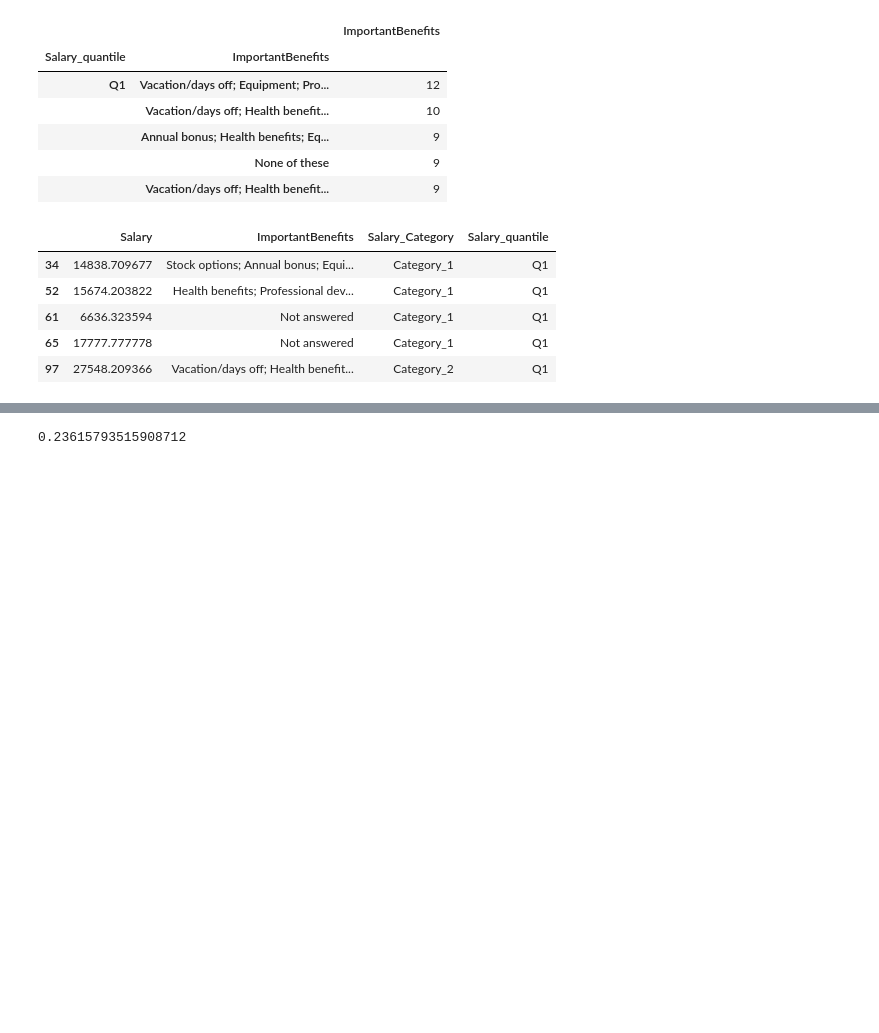
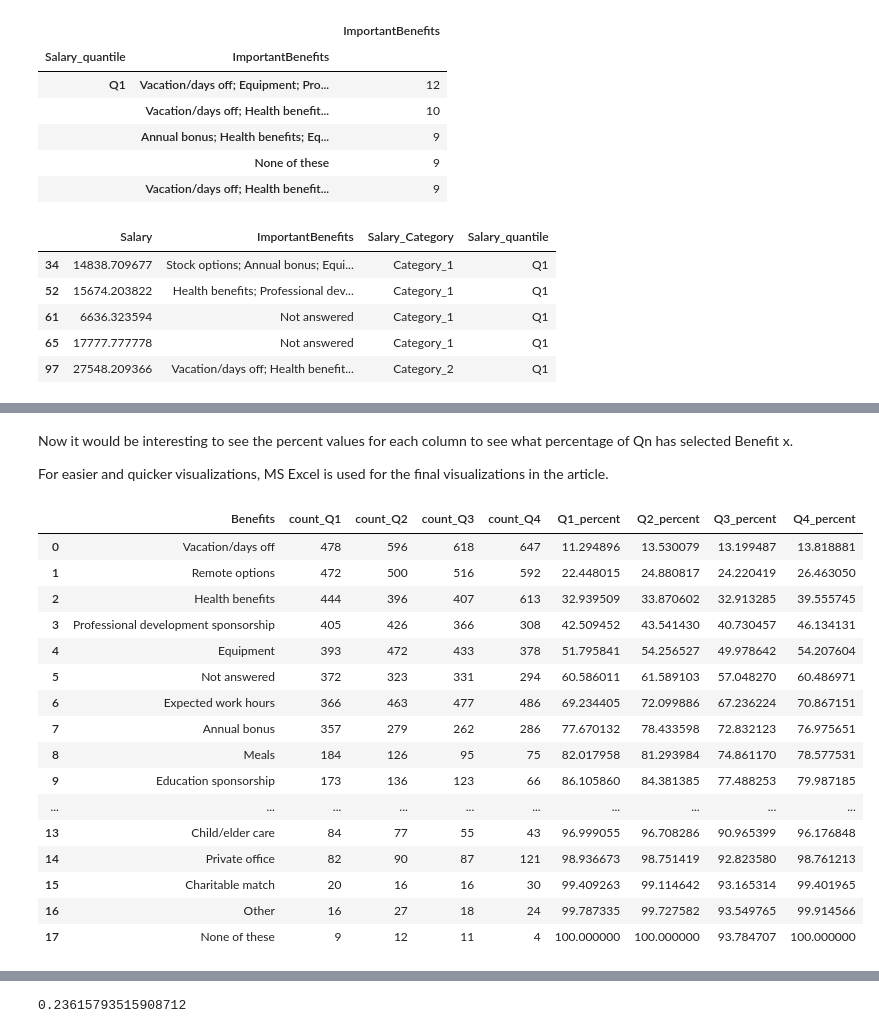
Before and after one commit to nanodegree76/Project-1, a Jupyter notebook: Project 1 - Blog Post.ipynb, the cells around one changed output, grey strips where cells are left out. Drawn from its saved outputs; the diff is of its cells as text; code cells hidden in the pictures; blank space fills up the shorter version.

```diff
--- a/Project 1 - Blog Post.ipynb
+++ b/Project 1 - Blog Post.ipynb
@@ -487,0 +564,6 @@ q4_count
+# %%
+Merge_1 = q1_count.merge(q2_count,on='Benefits', suffixes=("_Q1", "_Q2"))
+Merge_2 = Merge_1.merge(q3_count,on='Benefits', suffixes=("_Q2", "_Q3"))
+Merge_3 = Merge_2.merge(q4_count,on='Benefits', suffixes=("_Q3", "_Q4"))
+
+Merge_3
@@ -487,0 +588,30 @@ q4_count
+# %% [markdown]
+Now it would be interesting to see the percent values for each column to see what percentage of Qn has selected Benefit x.
+
+For easier and quicker visualizations, MS Excel is used for the final visualizations in the article.
+# %%
+# Computing Cumulative Percentage
+Merge_3['Q1_percent'] = 100*(Merge_3.count_Q1.cumsum() / Merge_3.count_Q1.sum())
+Merge_3['Q2_percent'] = 100*(Merge_3.count_Q2.cumsum() / Merge_3.count_Q2.sum())
+Merge_3['Q3_percent'] = 100*(Merge_3.count_Q3.cumsum() / Merge_3.count_Q4.sum())
+Merge_3['Q4_percent'] = 100*(Merge_3.count_Q4.cumsum() / Merge_3.count_Q4.sum())
+
+Merge_3
+# %% [output]
+|  | Benefits | count_Q1 | count_Q2 | count_Q3 | count_Q4 | Q1_percent | Q2_percent | Q3_percent | Q4_percent |
+| 0 | Vacation/days off | 478 | 596 | 618 | 647 | 11.294896 | 13.530079 | 13.199487 | 13.818881 |
+| 1 | Remote options | 472 | 500 | 516 | 592 | 22.448015 | 24.880817 | 24.220419 | 26.463050 |
+| 2 | Health benefits | 444 | 396 | 407 | 613 | 32.939509 | 33.870602 | 32.913285 | 39.555745 |
+| 3 | Professional development sponsorship | 405 | 426 | 366 | 308 | 42.509452 | 43.541430 | 40.730457 | 46.134131 |
+| 4 | Equipment | 393 | 472 | 433 | 378 | 51.795841 | 54.256527 | 49.978642 | 54.207604 |
+| 5 | Not answered | 372 | 323 | 331 | 294 | 60.586011 | 61.589103 | 57.048270 | 60.486971 |
+| 6 | Expected work hours | 366 | 463 | 477 | 486 | 69.234405 | 72.099886 | 67.236224 | 70.867151 |
+| 7 | Annual bonus | 357 | 279 | 262 | 286 | 77.670132 | 78.433598 | 72.832123 | 76.975651 |
+| 8 | Meals | 184 | 126 | 95 | 75 | 82.017958 | 81.293984 | 74.861170 | 78.577531 |
+| 9 | Education sponsorship | 173 | 136 | 123 | 66 | 86.105860 | 84.381385 | 77.488253 | 79.987185 |
+| ... | ... | ... | ... | ... | ... | ... | ... | ... | ... |
+| 13 | Child/elder care | 84 | 77 | 55 | 43 | 96.999055 | 96.708286 | 90.965399 | 96.176848 |
+| 14 | Private office | 82 | 90 | 87 | 121 | 98.936673 | 98.751419 | 92.823580 | 98.761213 |
+| 15 | Charitable match | 20 | 16 | 16 | 30 | 99.409263 | 99.114642 | 93.165314 | 99.401965 |
+| 16 | Other | 16 | 27 | 18 | 24 | 99.787335 | 99.727582 | 93.549765 | 99.914566 |
+| 17 | None of these | 9 | 12 | 11 | 4 | 100.000000 | 100.000000 | 93.784707 | 100.000000 |
```
Also changed, not shown: parts of 91 cells of this notebook.
